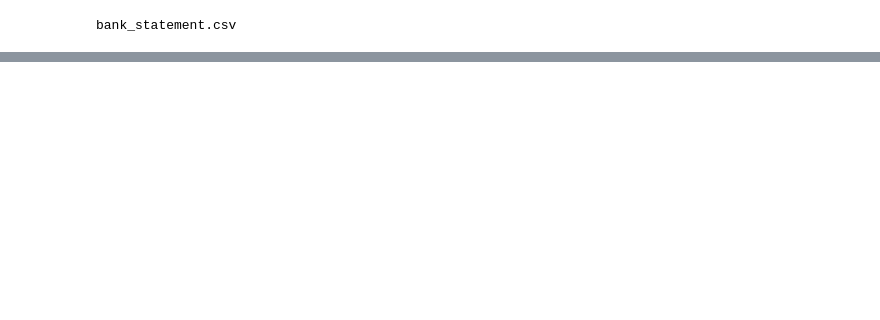
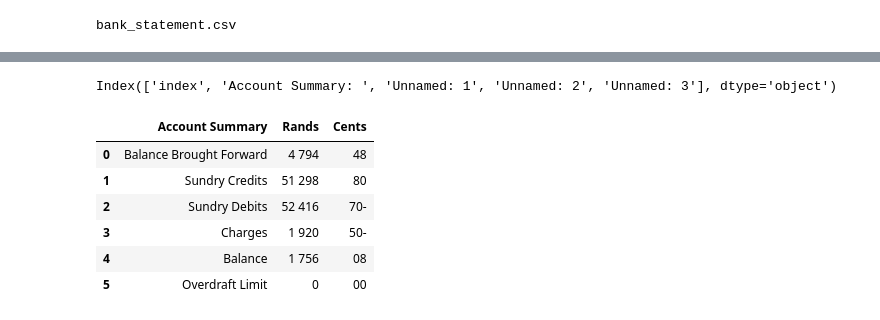
Before and after one commit to TamalaM/OCR_BankStatement-, a Jupyter notebook: json_csv_new.ipynb, the cells around one changed output, grey strips where cells are left out. Saved outputs shown, nothing was run; the diff lists cells and outputs as text; code cells hidden in the pictures; blank space fills up the shorter version.

```diff
--- a/json_csv_new.ipynb
+++ b/json_csv_new.ipynb
@@ -157,2 +227,4 @@ bank_statement.csv
 # %%
 bank_df=pd.read_csv("bank_statement.csv")
+# %%
+summary_df=pd.read_csv("bank_summary.csv").reset_index()
@@ -158,0 +249,4 @@ bank_df=pd.read_csv("bank_statement.csv")
+# %%
+print(summary_df.columns)
+# %% [output]
+Index(['index', 'Account Summary: ', 'Unnamed: 1', 'Unnamed: 2', 'Unnamed: 3'], dtype='object')
@@ -158,0 +257,10 @@ bank_df=pd.read_csv("bank_statement.csv")
+# %%
+summary_df
+# %% [output]
+|  | Account Summary | Rands | Cents |
+| 0 | Balance Brought Forward | 4 794 | 48 |
+| 1 | Sundry Credits | 51 298 | 80 |
+| 2 | Sundry Debits | 52 416 | 70- |
+| 3 | Charges | 1 920 | 50- |
+| 4 | Balance | 1 756 | 08 |
+| 5 | Overdraft Limit | 0 | 00 |
```
Also changed, not shown: parts of 34 cells of this notebook.
